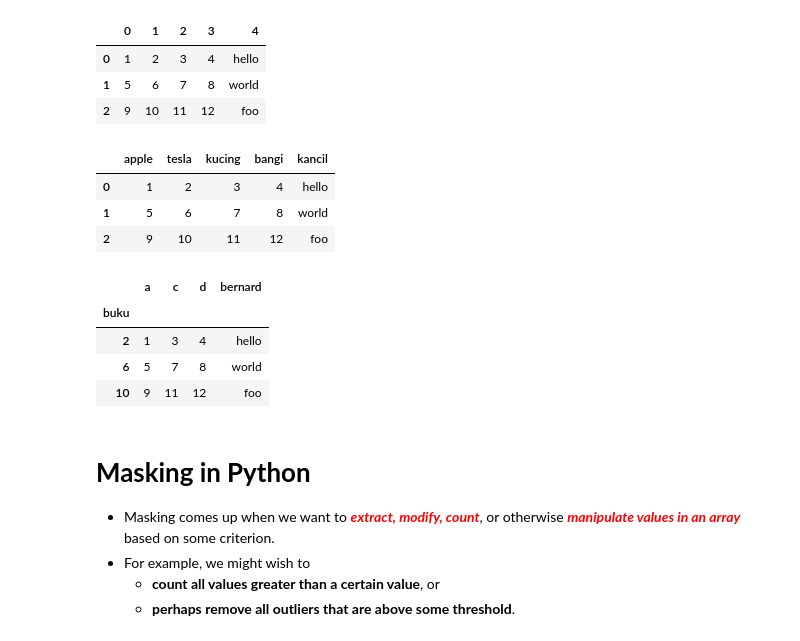
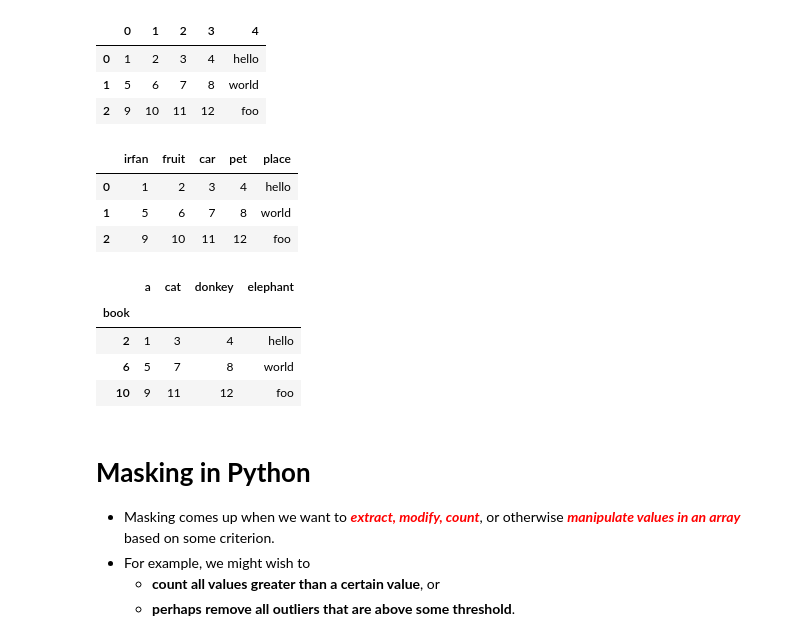
Before and after one commit to Kamarul891212/STQD6014_Data_Science_P132829, a Jupyter notebook: P132829_Week08_DataLoading_Storage_WC_20231129.ipynb, the cells around one changed output. Cells and saved outputs as stored; diff of their text form; code cells hidden in the pictures.

```diff
--- a/P132829_Week08_DataLoading_Storage_WC_20231129.ipynb
+++ b/P132829_Week08_DataLoading_Storage_WC_20231129.ipynb
@@ -87,6 +107,9 @@ Saving ex2.csv to ex2.csv
 # Using this URL: https://tinyurl.com/y4xd66my
 # ex2.csv does not have header
 # Python will assign column name automatically
+url = 'https://tinyurl.com/y4xd66my'
+df = pd.read_csv(url, header=None)
+df
 # %% [output]
 |  | 0 | 1 | 2 | 3 | 4 |
 | 0 | 1 | 2 | 3 | 4 | hello |
@@ -95,8 +118,9 @@ Saving ex2.csv to ex2.csv
 # %%
 # Specify the column names ourself
 # Use this URL: https://tinyurl.com/y4xd66my
+pd.read_csv(url, names=['irfan', 'fruit', 'car', 'pet', 'place'])
 # %% [output]
-|  | apple | tesla | kucing | bangi | kancil |
+|  | irfan | fruit | car | pet | place |
 | 0 | 1 | 2 | 3 | 4 | hello |
 | 1 | 5 | 6 | 7 | 8 | world |
 | 2 | 9 | 10 | 11 | 12 | foo |
@@ -105,9 +129,11 @@ Saving ex2.csv to ex2.csv
 # Index -> becomes rowname
 # "names" -> name of the columns
 # Use this URL: https://tinyurl.com/y4xd66my
+names=['a','book','cat','donkey','elephant']
+pd.read_csv(url, names = names, index_col = 'book')
 # %% [output]
-|  | a | c | d | bernard |
-| buku |  |  |  |  |
+|  | a | cat | donkey | elephant |
+| book |  |  |  |  |
 | 2 | 1 | 3 | 4 | hello |
 | 6 | 5 | 7 | 8 | world |
 | 10 | 9 | 11 | 12 | foo |
```
Also changed, not shown: parts of 35 cells of this notebook.
